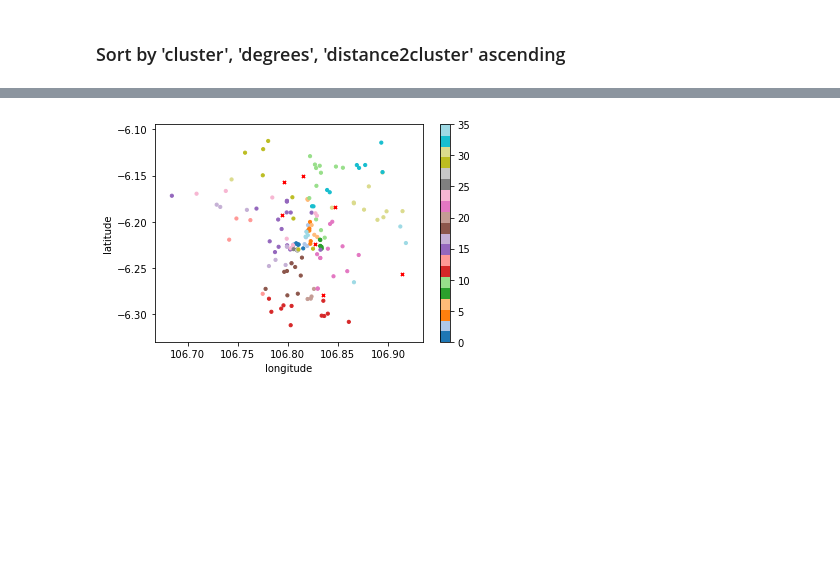
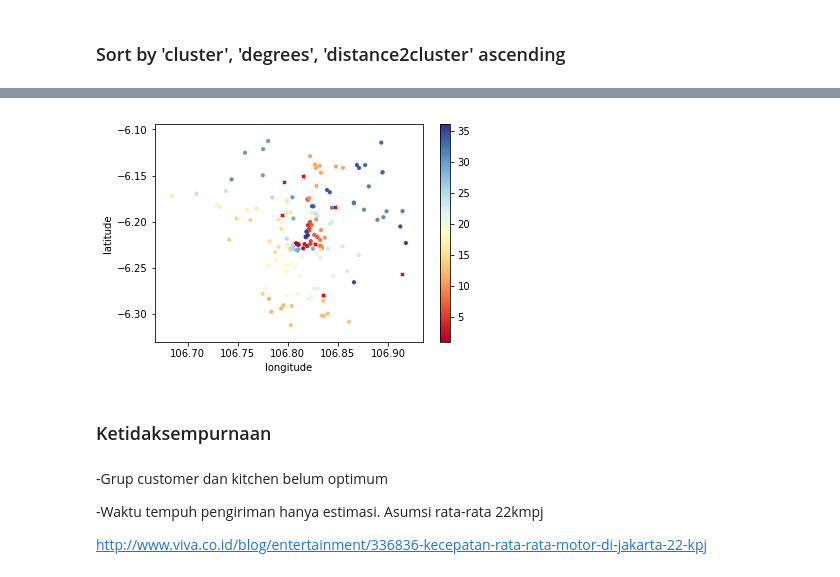
Before and after one commit to ken-kurniawanen/tugas-sains-manajemen, a Jupyter notebook: kulina-fix.ipynb, the cells around one changed output, grey strips where cells are left out. Drawn from its saved outputs; the diff is of its cells as text; code cells hidden in the pictures; blank space fills up the shorter version.

```diff
--- a/kulina-fix.ipynb
+++ b/kulina-fix.ipynb
@@ -49,18 +65,3 @@ Loading BokehJS ...
 [interactive output not drawn]
 [interactive output not drawn]
 [interactive output not drawn]
-# %%
-# Preprocessing for grouping
-kitchen.drop(['minCapacity'], axis=1, inplace=True)
-kitchen.drop(['maxCapacity'], axis=1, inplace=True)
-kitchen.drop(['tolerance'], axis=1, inplace=True)
-
-customer.drop(['customersName'], axis=1, inplace=True)
-customer.drop(['qtyOrdered'], axis=1, inplace=True)
-
-
-lef = preprocessing.LabelEncoder()
-
-#Create a new column with transformed values.
-kitchen['kitchenName'] = lef.fit_transform(kitchen['kitchenName'])
-print(kitchen)
@@ -600,10 +587,10 @@ customer1.head()
 # %%
 kurirs = []
-kurir = 0
+kurir = 1
 sum = 0
 dis = 0
 
-# Kecepatan rata2 di jakata 20kmph -> http://megapolitan.kompas.com/read/2013/03/21/14293972/Ratarata.Kecepatan.Kendaraan.di.DKI.Hanya.16.8.Km.Per.Jam
+# Estimasi kecepatan rata2 di jakata 22kmph -> http://www.viva.co.id/blog/entertainment/336836-kecepatan-rata-rata-motor-di-jakarta-22-kpj
 
 for i in customer1.index:
         if customer1['cluster'].loc[i]==0:
@@ -719,22 +761,22 @@ customer1['kurir'].max()
 # %%
 # Data visulization customer assigned to its kitchen
 
 def visualize(data):
     x = data['long']
     y = data['lat']
     Cluster = data['kurir']
-    cm = plt.cm.get_cmap('tab20')
+    cm = plt.cm.get_cmap('RdYlBu')
 
     fig = plt.figure()
     ax = fig.add_subplot(111)
     scatter = ax.scatter(x,y,c=Cluster, cmap=cm, s=10, label='customer')
     ax.scatter(kitchen['long'],kitchen['lat'], s=10, c='r', marker="x", label='second')
     ax.set_xlabel('longitude')
     ax.set_ylabel('latitude')
     plt.colorbar(scatter)
 
     fig.show()
 
 visualize(customer1)
 # %% [output]
-[figure, old version]
+[figure, new version]
@@ -747,0 +783,8 @@ plt.show()
+# %% [markdown]
+### Ketidaksempurnaan
+# %% [markdown]
+-Grup customer dan kitchen belum optimum
+
+-Waktu tempuh pengiriman hanya estimasi. Asumsi rata-rata 22kmpj
+
+http://www.viva.co.id/blog/entertainment/336836-kecepatan-rata-rata-motor-di-jakarta-22-kpj
```
Also changed, not shown: parts of 17 cells of this notebook, 1 other file.
